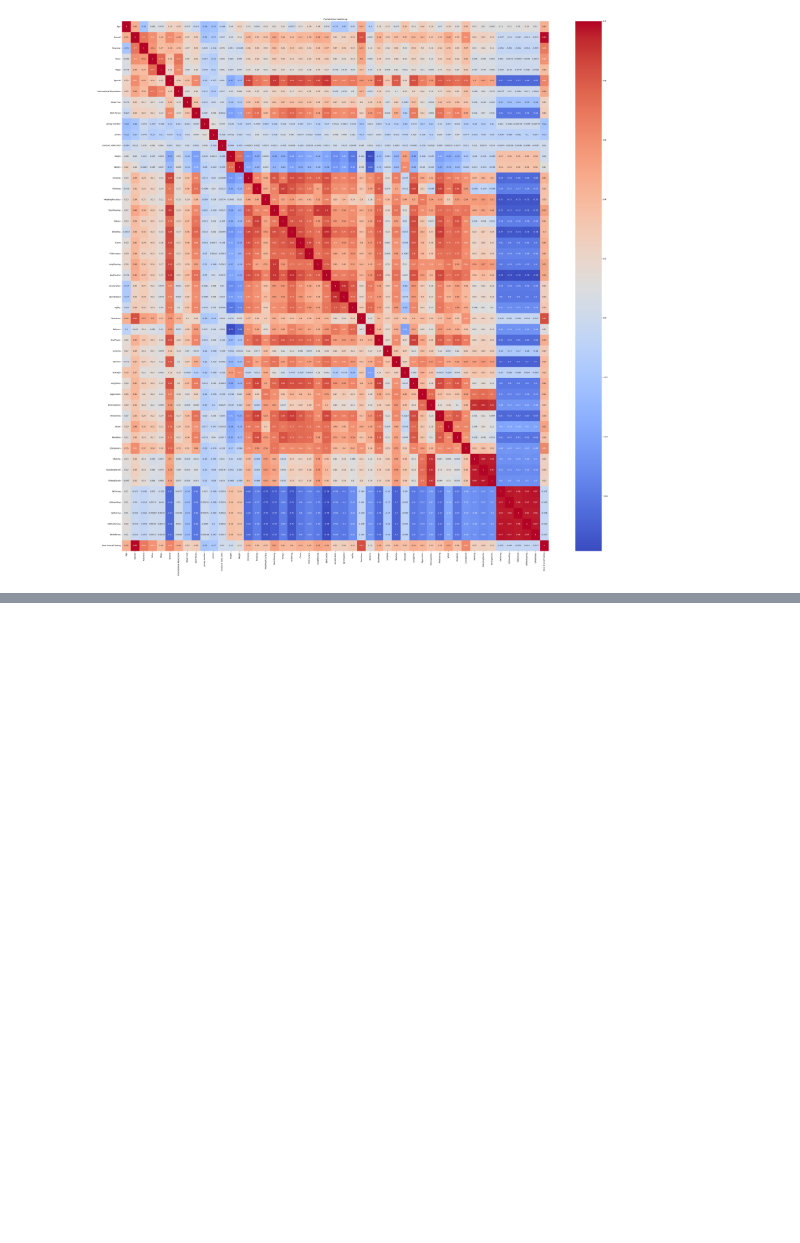
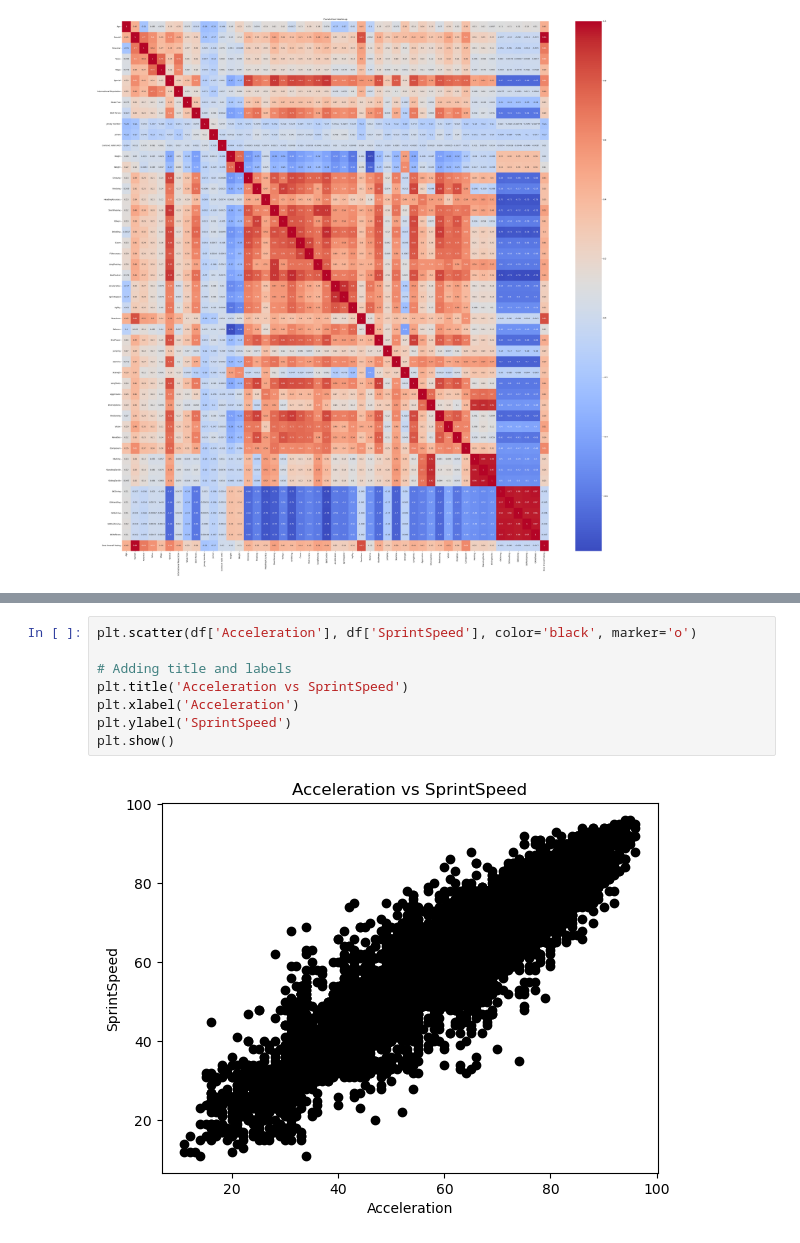
Before and after one commit to edwincm/ICTAK-DSA-B4, a Jupyter notebook: Project Files/Fifa Player Performance Analysis.ipynb, the cells around one changed output, grey strips where cells are left out. Saved outputs shown, nothing was run; the diff lists cells and outputs as text; blank space fills up the shorter version.

```diff
--- a/Project Files/Fifa Player Performance Analysis.ipynb
+++ b/Project Files/Fifa Player Performance Analysis.ipynb
@@ -531,0 +551,10 @@ plt.show()
+# %%
+plt.scatter(df['Acceleration'], df['SprintSpeed'], color='black', marker='o')
+
+# Adding title and labels
+plt.title('Acceleration vs SprintSpeed')
+plt.xlabel('Acceleration')
+plt.ylabel('SprintSpeed')
+plt.show()
+# %% [output]
+[figure, added]
```
Also changed, not shown: parts of 5 cells of this notebook, 1 other file.
